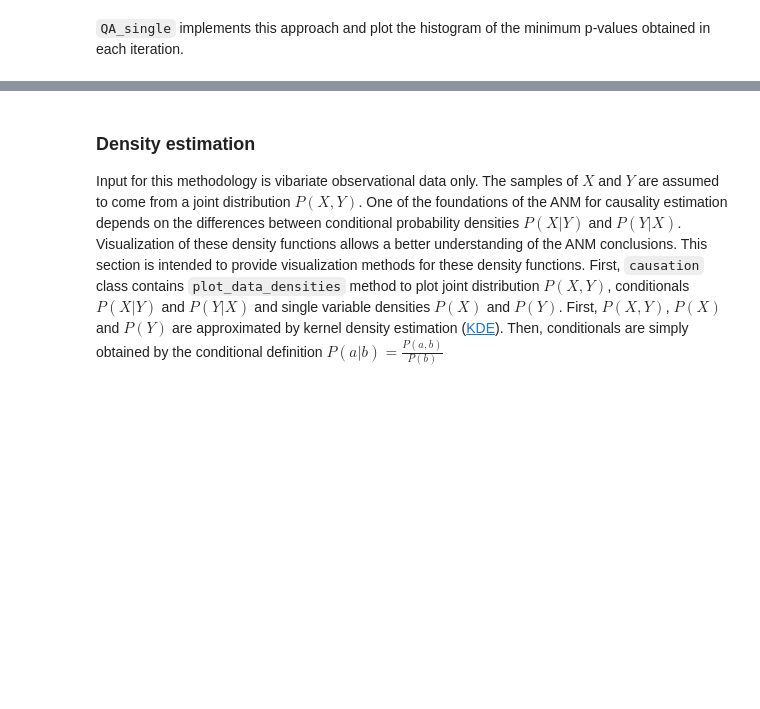
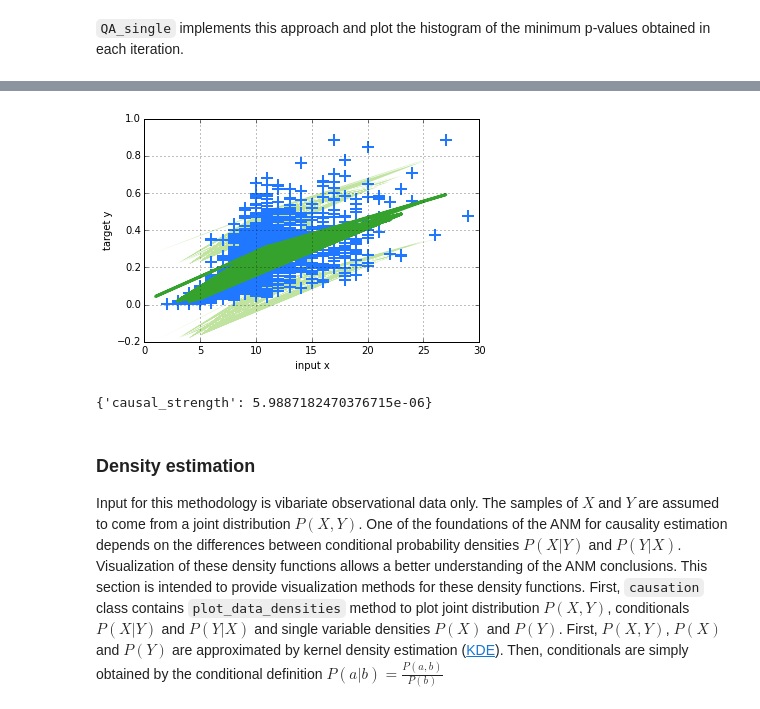
Before and after one commit to Suggestic/causation_engine, a Jupyter notebook: causationnb.ipynb, the cells around one changed output, grey strips where cells are left out. Cells and saved outputs as stored; diff of their text form; code cells hidden in the pictures; blank space fills up the shorter version.

```diff
--- a/causationnb.ipynb
+++ b/causationnb.ipynb
@@ -89,3 +94,14 @@ mannwhitneyu: (5100.0, 2.4160515702935317e-18)
+# %%
+from causation import *
+import numpy as np
+Z = np.loadtxt("pairs_dataset/pair0006.txt")
+X, Y = Z[:,0], Z[:,1]
+
+CO = causation(X,Y)
+CO.ANM_causation_score()
+# %% [output]
+[figure, added]
+{'causal_strength': 5.9887182470376715e-06}
 # %% [markdown]
 ### Density estimation
 Input for this methodology is vibariate observational data only. The samples of $X$ and $Y$ are assumed to come from a joint distribution $P(X,Y)$. One of the foundations of the ANM for causality estimation depends on the differences between conditional probability densities $P(X|Y)$ and $P(Y|X)$. Visualization of these density functions allows a better understanding of the ANM conclusions.
```
Also changed, not shown: parts of 6 cells of this notebook, 8 other files.
